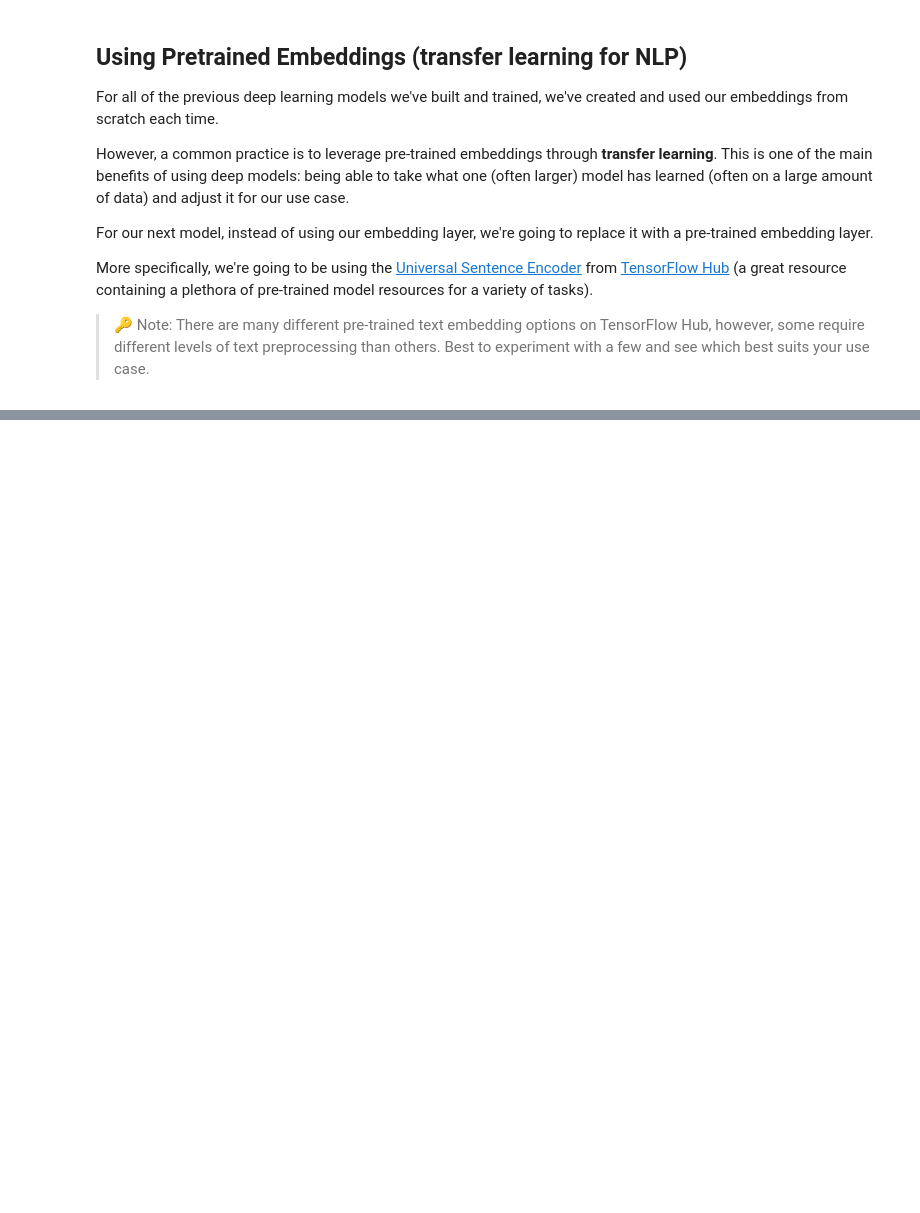
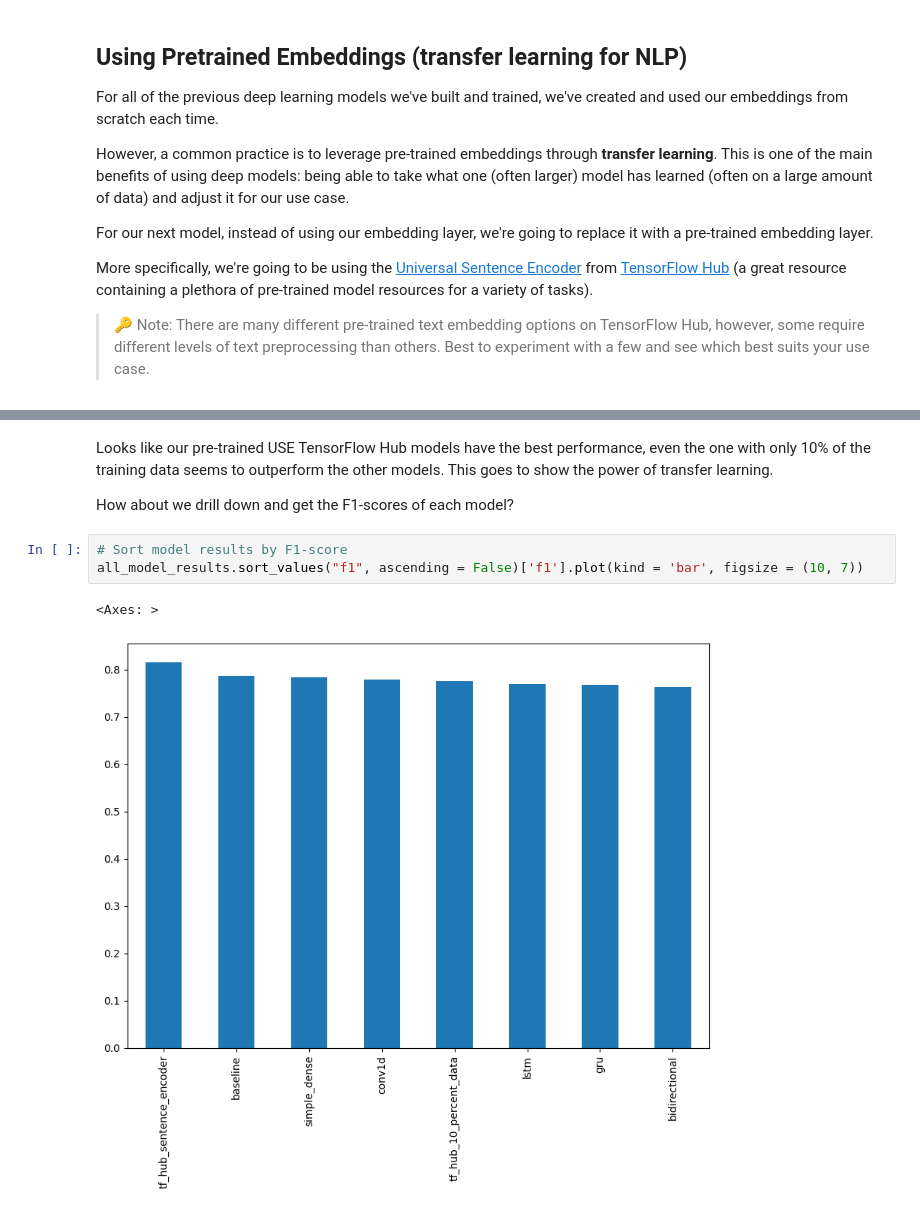
Before and after one commit to yhs2773/TensorFlow-for-Deep-Learning, a Jupyter notebook: Notebooks/08. Natural Language Processing with TensorFlow.ipynb, the cells around one changed output, grey strips where cells are left out. Cells and saved outputs as stored; diff of their text form; blank space fills up the shorter version.

```diff
--- a/Notebooks/08. Natural Language Processing with TensorFlow.ipynb
+++ b/Notebooks/08. Natural Language Processing with TensorFlow.ipynb
@@ -1658,0 +1986,10 @@ Our embedding layer also outputs a 128-dimensional vector for each word, whereas
+# %% [markdown]
+Looks like our pre-trained USE TensorFlow Hub models have the best performance, even the one with only 10% of the training data seems to outperform the other models. This goes to show the power of transfer learning.
+
+How about we drill down and get the F1-scores of each model?
+# %%
+# Sort model results by F1-score
+all_model_results.sort_values("f1", ascending = False)['f1'].plot(kind = 'bar', figsize = (10, 7))
+# %% [output]
+<Axes: >
+[figure, added]
```
Also changed, not shown: parts of 124 cells of this notebook.
